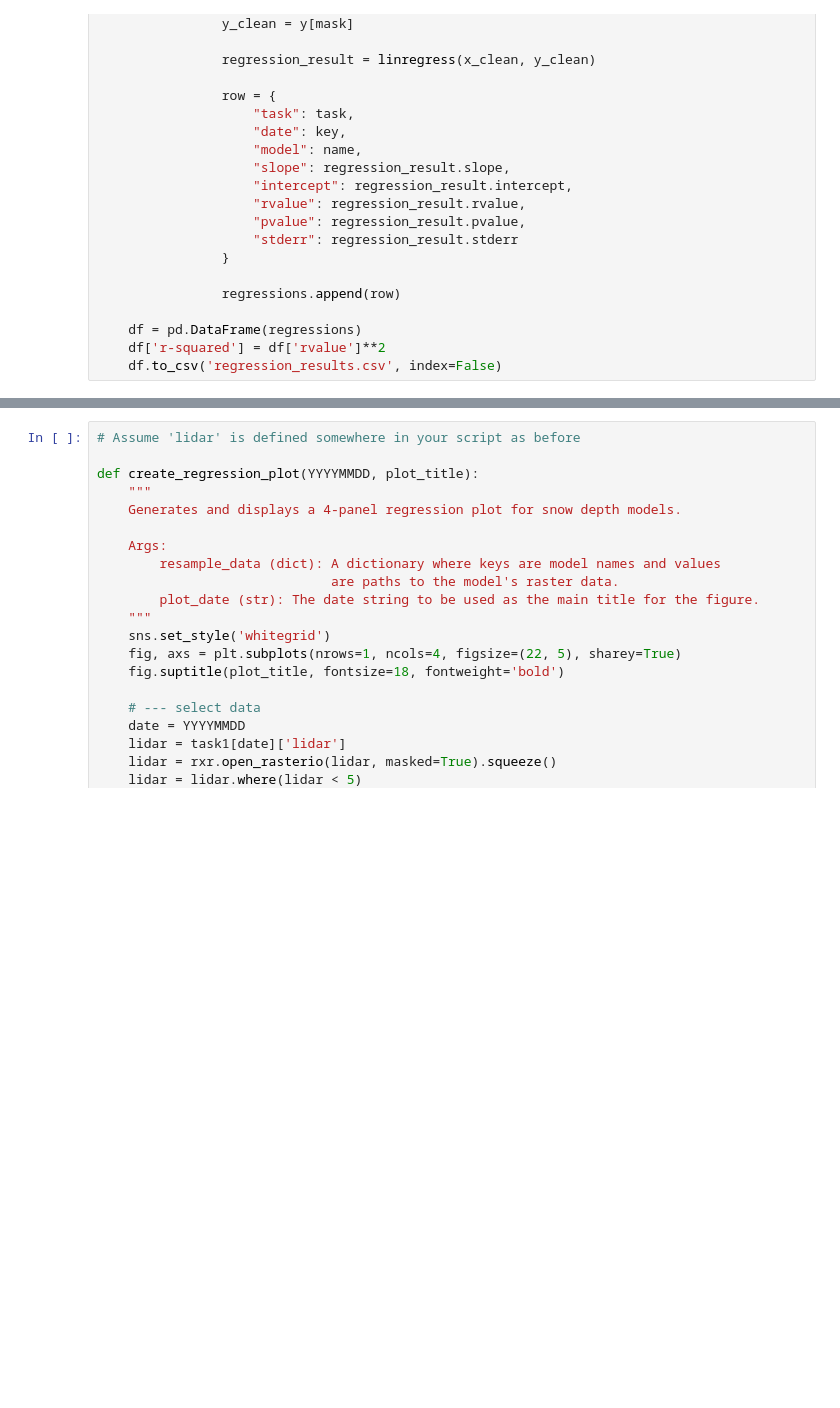
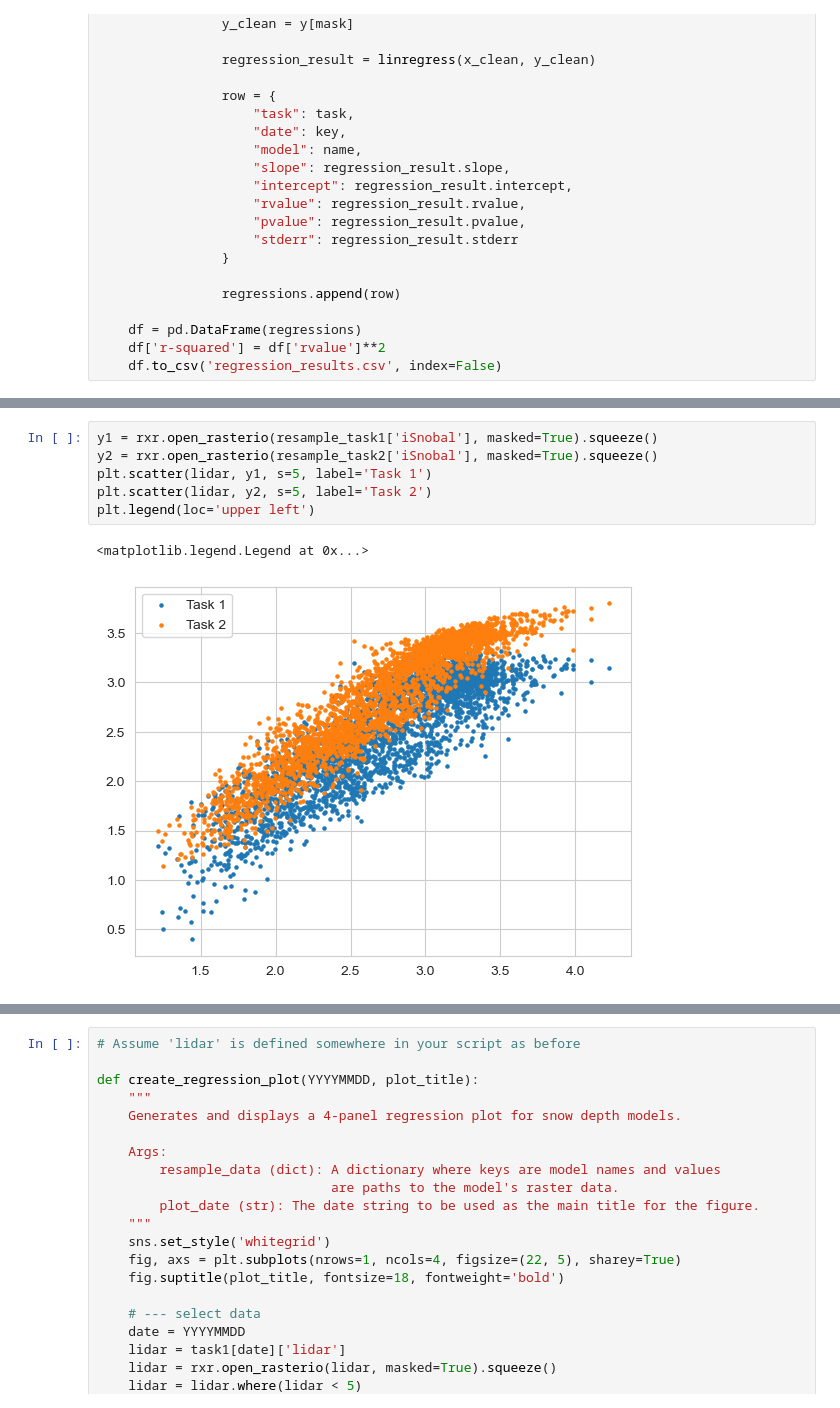
Before and after one commit to naniciafone/SIRO, a Jupyter notebook: notebooks/analysis.ipynb, the cells around one changed output, grey strips where cells are left out. Saved outputs shown, nothing was run; the diff lists cells and outputs as text; blank space fills up the shorter version.

```diff
--- a/notebooks/analysis.ipynb
+++ b/notebooks/analysis.ipynb
@@ -366,0 +261,9 @@ NameError: name 'resample' is not defined
+# %%
+y1 = rxr.open_rasterio(resample_task1['iSnobal'], masked=True).squeeze()
+y2 = rxr.open_rasterio(resample_task2['iSnobal'], masked=True).squeeze()
+plt.scatter(lidar, y1, s=5, label='Task 1')
+plt.scatter(lidar, y2, s=5, label='Task 2')
+plt.legend(loc='upper left')
+# %% [output]
+<matplotlib.legend.Legend at 0x...>
+[figure, added]
```
Also changed, not shown: parts of 14 cells of this notebook.
